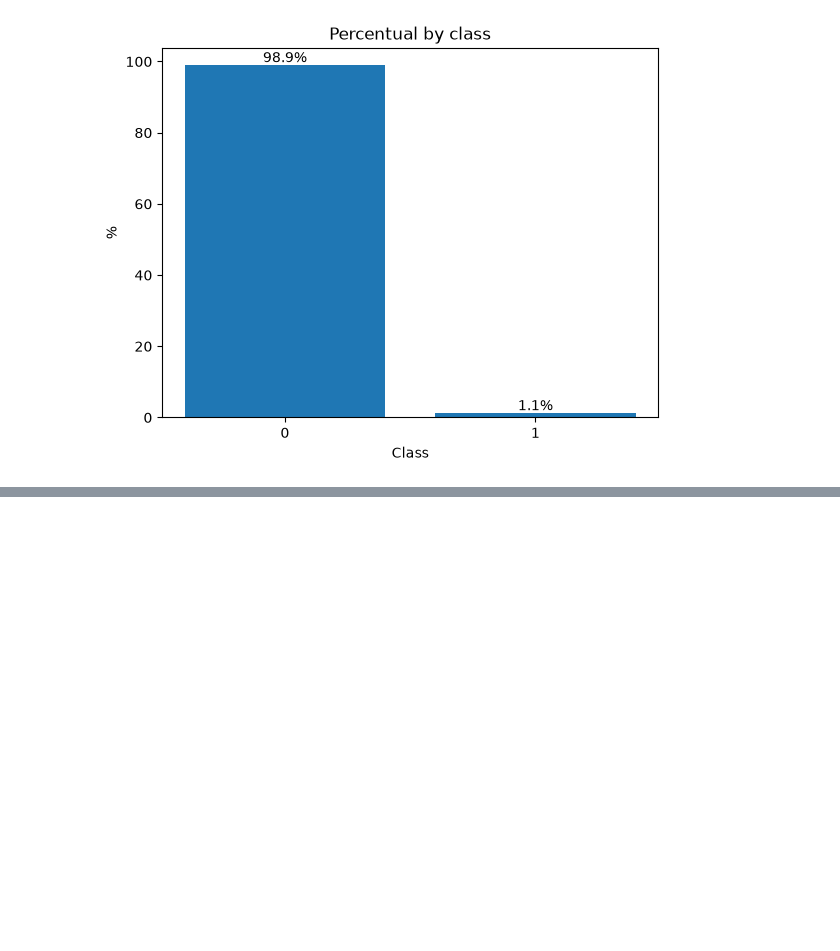
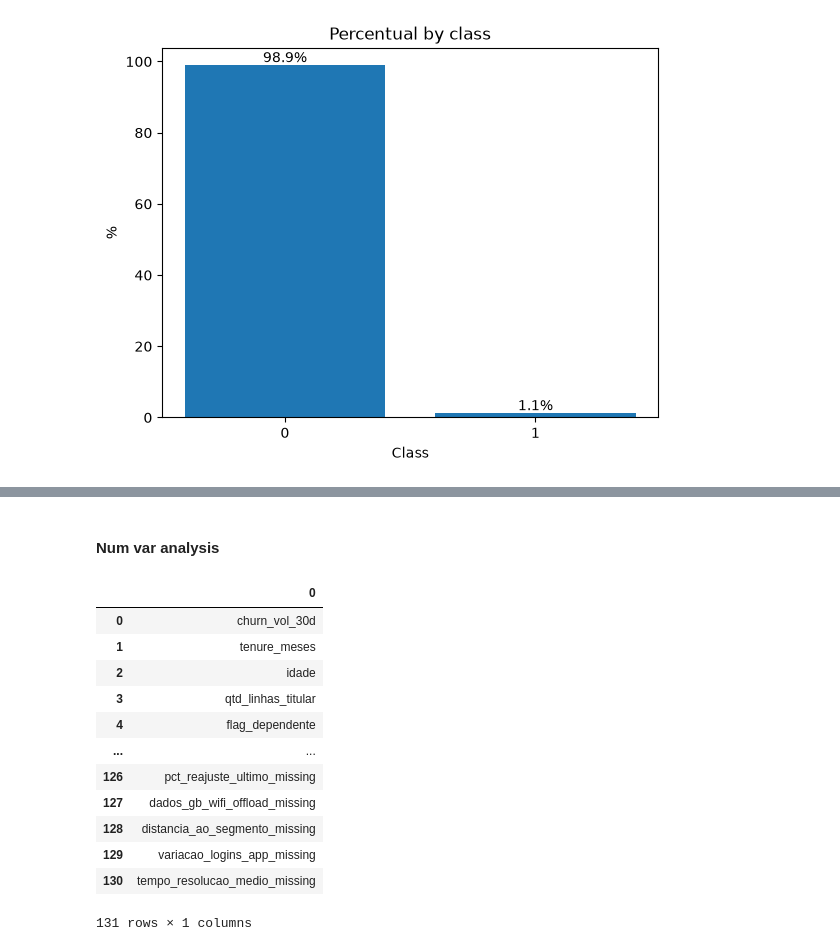
Before and after one commit to marciodosanjos/classification-churn, a Jupyter notebook: notebooks/01_exploracao.ipynb, the cells around one changed output, grey strips where cells are left out. Saved outputs shown, nothing was run; the diff lists cells and outputs as text; code cells hidden in the pictures; blank space fills up the shorter version.

```diff
--- a/notebooks/01_exploracao.ipynb
+++ b/notebooks/01_exploracao.ipynb
@@ -479,0 +480,23 @@ plt.show()
+# %% [markdown]
+#### Num var analysis
+# %%
+#numerical var analysis
+
+#what num columns do we have?
+num_cols = df_clean.select_dtypes(include=["number"]).drop(columns=["id_cliente", "id_linha", "cod_lote_etl", "ddd"]).columns
+pd.reset_option("display.max_rows")
+pd.DataFrame(num_cols)
+# %% [output]
+|  | 0 |
+| 0 | churn_vol_30d |
+| 1 | tenure_meses |
+| 2 | idade |
+| 3 | qtd_linhas_titular |
+| 4 | flag_dependente |
+| ... | ... |
+| 126 | pct_reajuste_ultimo_missing |
+| 127 | dados_gb_wifi_offload_missing |
+| 128 | distancia_ao_segmento_missing |
+| 129 | variacao_logins_app_missing |
+| 130 | tempo_resolucao_medio_missing |
+131 rows × 1 columns
```
Also changed, not shown: parts of 4 cells of this notebook.
